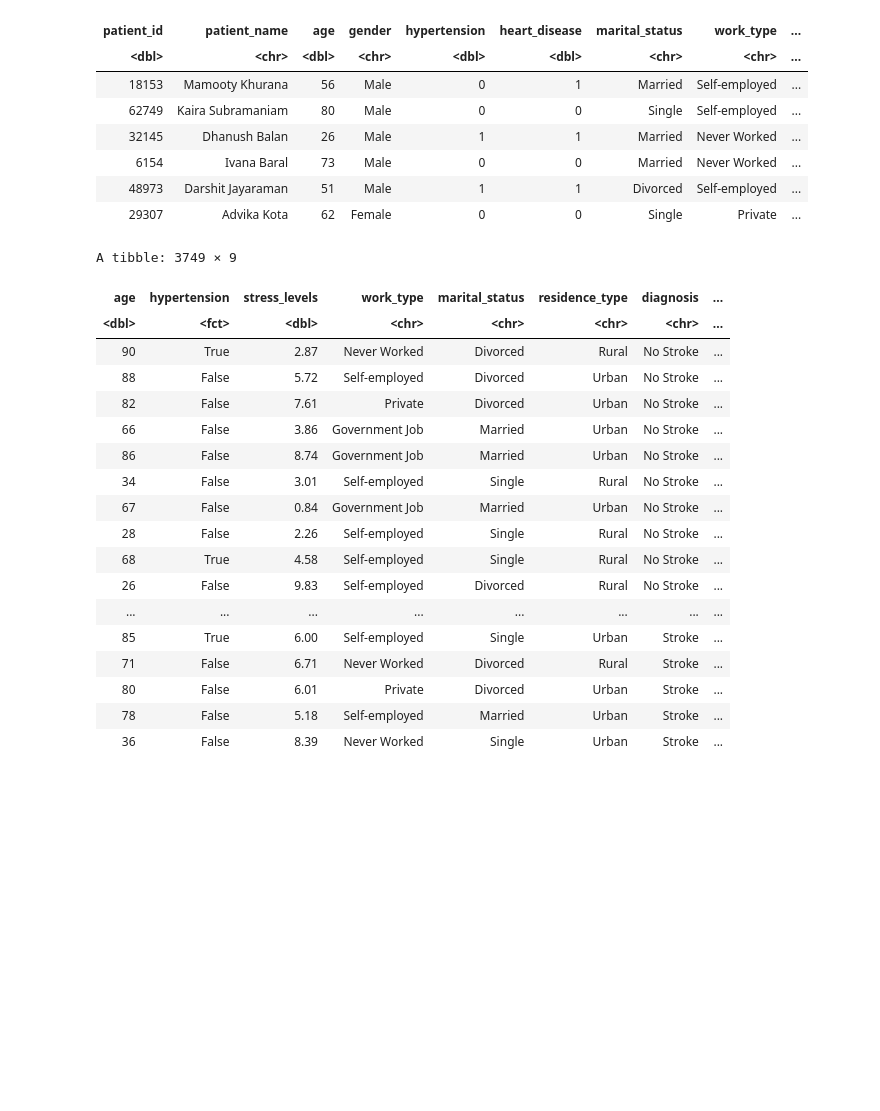
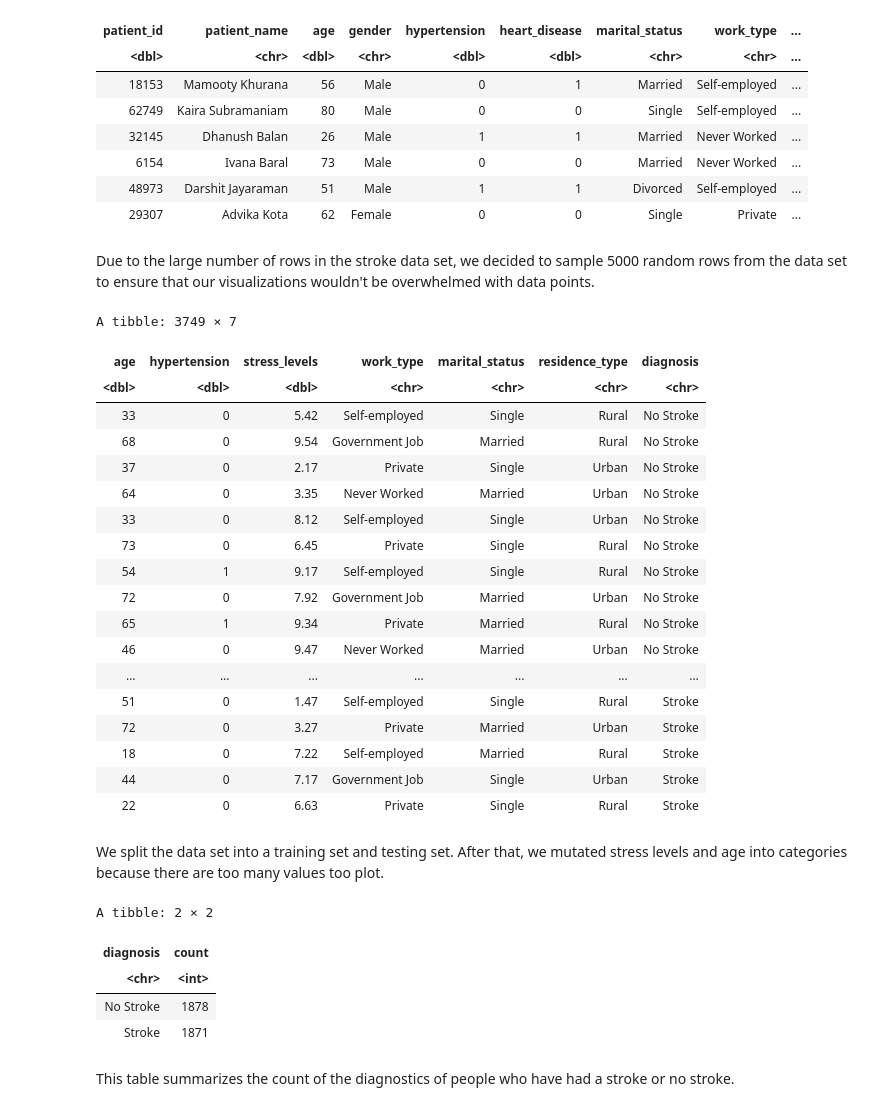
Before and after one commit to Megunight/dsci100-project, a Jupyter notebook: project_proposal.ipynb, the cells around one changed output. Drawn from its saved outputs; the diff is of its cells as text; code cells hidden in the pictures; blank space fills up the shorter version.

Commit message:
Update
Added a summary table of diagnosis.

Added more to the expected outcomes.

Added Markdown cells.

```diff
--- a/project_proposal.ipynb
+++ b/project_proposal.ipynb
@@ -61,10 +65,34 @@ stroke_selected <- stroke |>
 # %%
 stroke_sample <- stroke_selected |>
                 sample_n(5000)
+# %% [markdown]
+Due to the large number of rows in the stroke data set, we decided to sample 5000 random rows from the data set to ensure that our visualizations wouldn't be overwhelmed with data points.
 # %%
 stroke_split <- initial_split(stroke_sample, prop = 0.75, strata = diagnosis)
 stroke_training <- training(stroke_split)
 stroke_testing <- testing(stroke_split)
+
+stroke_training
+# %% [output]
+A tibble: 3749 × 7
+| age | hypertension | stress_levels | work_type | marital_status | residence_type | diagnosis |
+| <dbl> | <dbl> | <dbl> | <chr> | <chr> | <chr> | <chr> |
+| 33 | 0 | 5.42 | Self-employed | Single | Rural | No Stroke |
+| 68 | 0 | 9.54 | Government Job | Married | Rural | No Stroke |
+| 37 | 0 | 2.17 | Private | Single | Urban | No Stroke |
+| 64 | 0 | 3.35 | Never Worked | Married | Urban | No Stroke |
+| 33 | 0 | 8.12 | Self-employed | Single | Urban | No Stroke |
+| 73 | 0 | 6.45 | Private | Single | Rural | No Stroke |
+| 54 | 1 | 9.17 | Self-employed | Single | Rural | No Stroke |
+| 72 | 0 | 7.92 | Government Job | Married | Urban | No Stroke |
+| 65 | 1 | 9.34 | Private | Married | Rural | No Stroke |
+| 46 | 0 | 9.47 | Never Worked | Married | Urban | No Stroke |
+| ... | ... | ... | ... | ... | ... | ... |
+| 51 | 0 | 1.47 | Self-employed | Single | Rural | Stroke |
+| 72 | 0 | 3.27 | Private | Married | Urban | Stroke |
+| 18 | 0 | 7.22 | Self-employed | Married | Rural | Stroke |
+| 44 | 0 | 7.17 | Government Job | Single | Urban | Stroke |
+| 22 | 0 | 6.63 | Private | Single | Rural | Stroke |
 # %%
 stroke_training <- stroke_training |>
   mutate(stress_level_category = case_when(
@@ -78,27 +106,21 @@ stroke_training <- stroke_training |>
     mutate(age_group = cut(age, breaks = seq(0, 100, by = 10), labels = seq(0, 90, by = 10), right = FALSE)) |>
     mutate(hypertension = as_factor(hypertension)) |>
     mutate(hypertension = fct_recode(hypertension, "False" = "0", "True" = "1"))
-stroke_training
-# %% [output]
-A tibble: 3749 × 9
-| age | hypertension | stress_levels | work_type | marital_status | residence_type | diagnosis | ... |
-| <dbl> | <fct> | <dbl> | <chr> | <chr> | <chr> | <chr> | ... |
-| 90 | True | 2.87 | Never Worked | Divorced | Rural | No Stroke | ... |
-| 88 | False | 5.72 | Self-employed | Divorced | Urban | No Stroke | ... |
-| 82 | False | 7.61 | Private | Divorced | Urban | No Stroke | ... |
-| 66 | False | 3.86 | Government Job | Married | Urban | No Stroke | ... |
-| 86 | False | 8.74 | Government Job | Married | Urban | No Stroke | ... |
-| 34 | False | 3.01 | Self-employed | Single | Rural | No Stroke | ... |
-| 67 | False | 0.84 | Government Job | Married | Urban | No Stroke | ... |
-| 28 | False | 2.26 | Self-employed | Single | Rural | No Stroke | ... |
-| 68 | True | 4.58 | Self-employed | Single | Rural | No Stroke | ... |
-| 26 | False | 9.83 | Self-employed | Divorced | Rural | No Stroke | ... |
-| ... | ... | ... | ... | ... | ... | ... | ... |
-| 85 | True | 6.00 | Self-employed | Single | Urban | Stroke | ... |
-| 71 | False | 6.71 | Never Worked | Divorced | Rural | Stroke | ... |
-| 80 | False | 6.01 | Private | Divorced | Urban | Stroke | ... |
-| 78 | False | 5.18 | Self-employed | Married | Urban | Stroke | ... |
-| 36 | False | 8.39 | Never Worked | Single | Urban | Stroke | ... |
+# %% [markdown]
+We split the data set into a training set and testing set. After that, we mutated stress levels and age into categories because there are too many values too plot.
+# %%
+stroke_obs <- stroke_training |>
+                group_by(diagnosis) |>
+                summarise(count = n())
+stroke_obs
+# %% [output]
+A tibble: 2 × 2
+| diagnosis | count |
+| <chr> | <int> |
+| No Stroke | 1878 |
+| Stroke | 1871 |
+# %% [markdown]
+This table summarizes the count of the diagnostics of people who have had a stroke or no stroke.
 # %%
 options(repr.plot.width = 7, repr.plot.height = 7)
 
```
Also changed, not shown: parts of 10 cells of this notebook.
